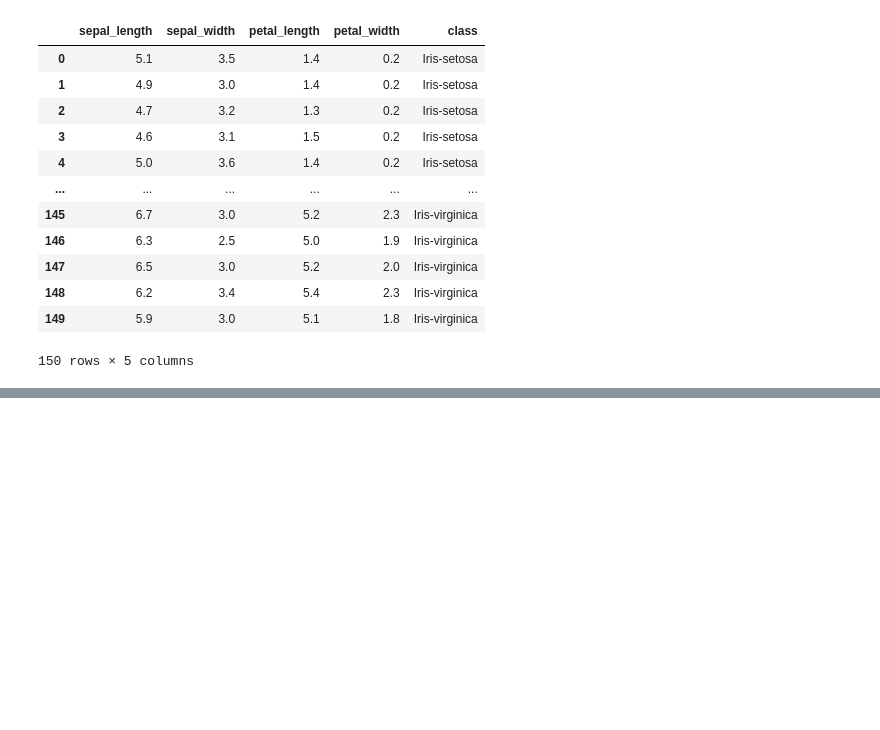
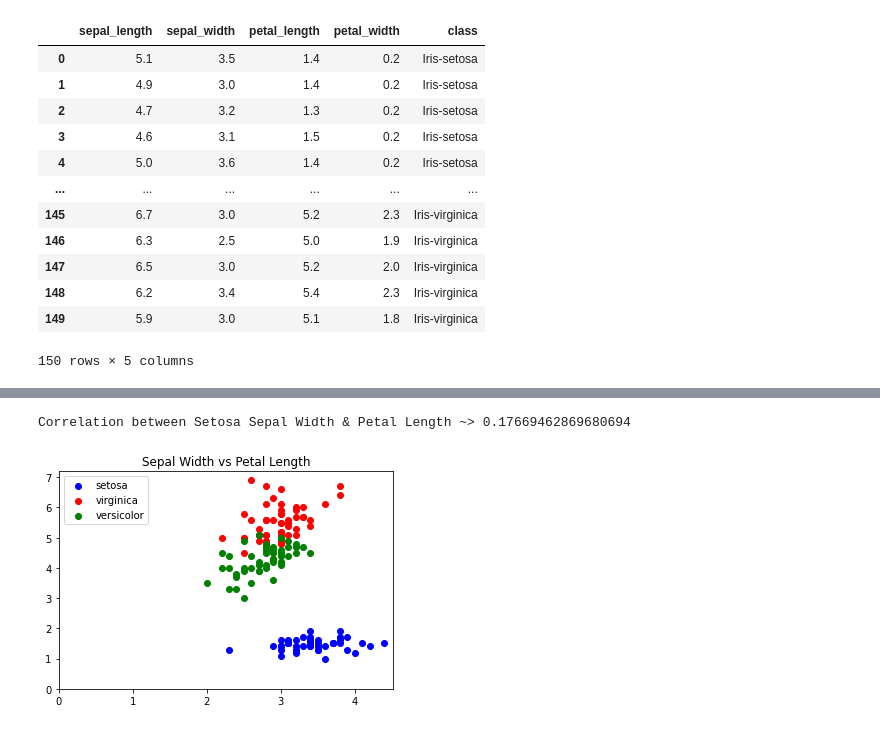
Before and after one commit to samdish7/COSC311, a Jupyter notebook: Labs/Lab3/Lab3.ipynb, the cells around one changed output, grey strips where cells are left out. Saved outputs shown, nothing was run; the diff lists cells and outputs as text; code cells hidden in the pictures; blank space fills up the shorter version.

```diff
--- a/Labs/Lab3/Lab3.ipynb
+++ b/Labs/Lab3/Lab3.ipynb
@@ -77,0 +160,21 @@ pp.legend(['setosa', 'viginica', 'versicolor'])
+# %%
+# sepal_width vs petal_length class
+pp.scatter(x = setosa['sepal_width'], y = setosa['petal_length'], color = 'b')
+pp.scatter(x = virginica['sepal_width'], y = virginica['petal_length'], color = 'r')
+pp.scatter(x = versicolor ['sepal_width'], y = versicolor ['petal_length'], color = 'g')
+pp.title("Sepal Width vs Petal Length")
+pp.legend(['setosa', 'virginica', 'versicolor'])
+pp.xlim(left = 0)
+pp.ylim(bottom = 0)
+
+corrSS = stats.corr(setosa['sepal_width'], setosa['petal_length'])
+print(f'Correlation between Setosa Sepal Width & Petal Length ~> {corrSS}')
+
+#corrSVI = stats.corr(virginica['sepal_length'], virginica['petal_length'])
+#print(f'Correlation between Virginica Sepal Length & Width ~> {corrSVI}')
+
+#corrSVE = stats.corr(setosa['sepal_length'], setosa['petal_length'])
+#print(f'Correlation between Versicolor Sepal Length & Width ~> {corrSVE}')
+# %% [output]
+Correlation between Setosa Sepal Width & Petal Length ~> 0.17669462869680694
+[figure, added]
```
Also changed, not shown: parts of 7 cells of this notebook.
